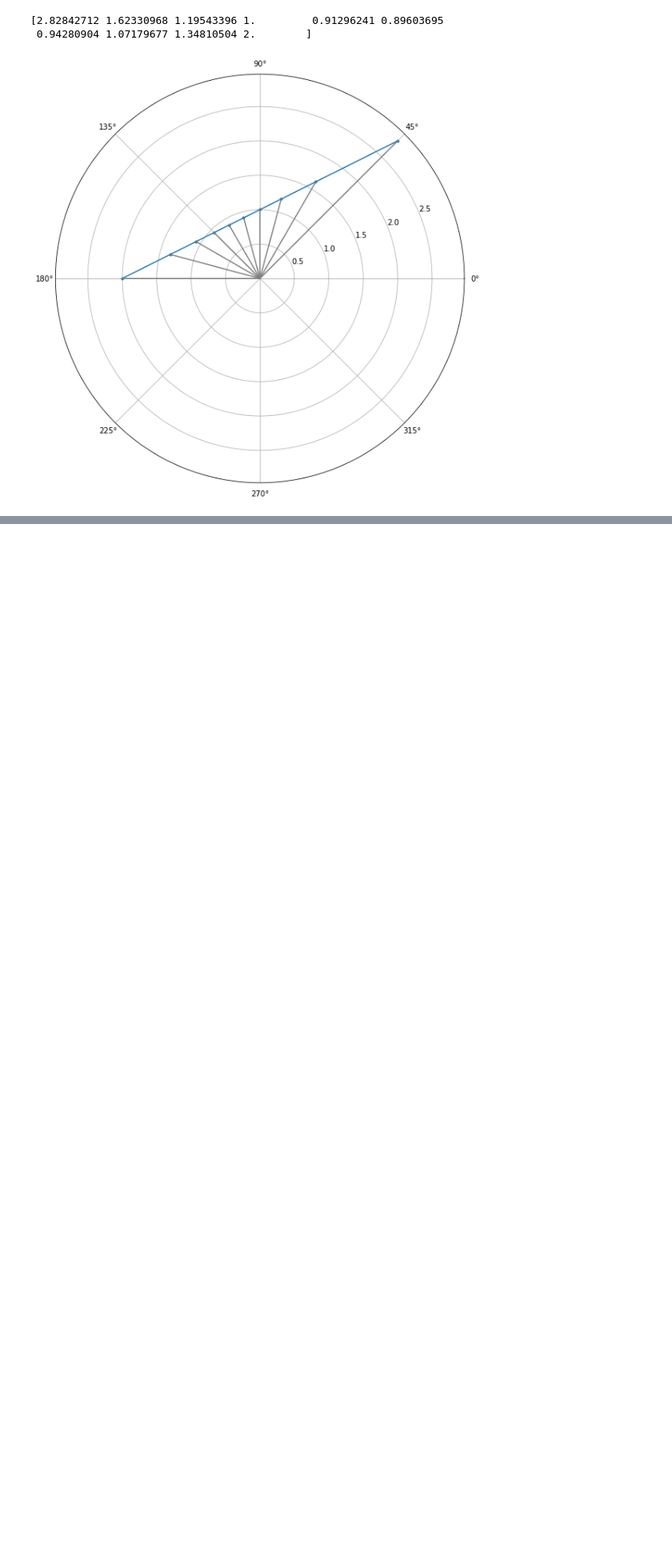
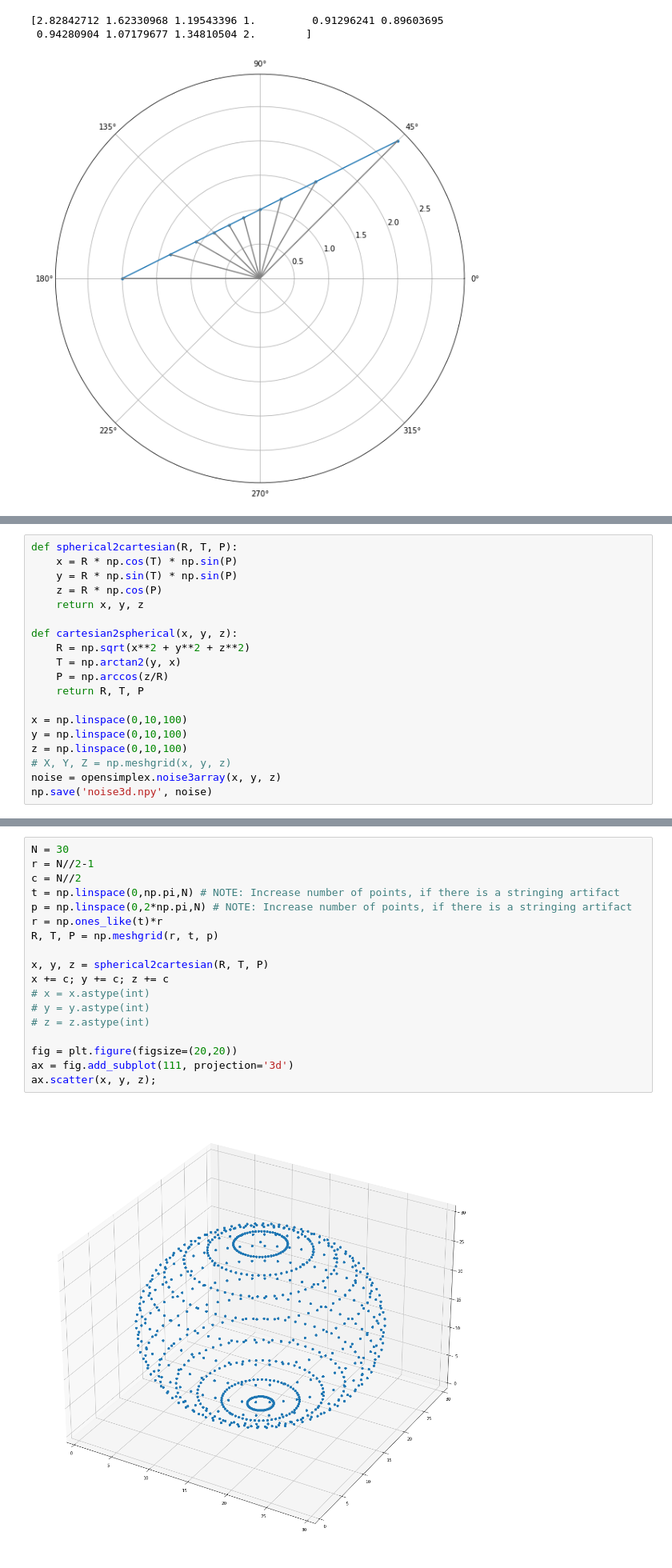
Before and after one commit to dobrik4ever/Master-Thesis, a Jupyter notebook: 3 Methods, material/uuu.ipynb, the cells around one changed output, grey strips where cells are left out. Shown at 80% size. Saved outputs shown, nothing was run; the diff lists cells and outputs as text; blank space fills up the shorter version.

```diff
--- a/3 Methods, material/uuu.ipynb
+++ b/3 Methods, material/uuu.ipynb
@@ -769,0 +773,19 @@ for i in range(10):
+# %%
+def spherical2cartesian(R, T, P):
+    x = R * np.cos(T) * np.sin(P)
+    y = R * np.sin(T) * np.sin(P)
+    z = R * np.cos(P)
+    return x, y, z
+
+def cartesian2spherical(x, y, z):
+    R = np.sqrt(x**2 + y**2 + z**2)
+    T = np.arctan2(y, x)
+    P = np.arccos(z/R)
+    return R, T, P
+
+x = np.linspace(0,10,100)
+y = np.linspace(0,10,100)
+z = np.linspace(0,10,100)
+# X, Y, Z = np.meshgrid(x, y, z)
+noise = opensimplex.noise3array(x, y, z)
+np.save('noise3d.npy', noise)
@@ -769,0 +910,20 @@ for i in range(10):
+# %%
+N = 30
+r = N//2-1
+c = N//2
+t = np.linspace(0,np.pi,N) # NOTE: Increase number of points, if there is a stringing artifact
+p = np.linspace(0,2*np.pi,N) # NOTE: Increase number of points, if there is a stringing artifact
+r = np.ones_like(t)*r
+R, T, P = np.meshgrid(r, t, p)
+
+x, y, z = spherical2cartesian(R, T, P)
+x += c; y += c; z += c
+# x = x.astype(int)
+# y = y.astype(int)
+# z = z.astype(int)
+
+fig = plt.figure(figsize=(20,20))
+ax = fig.add_subplot(111, projection='3d')
+ax.scatter(x, y, z);
+# %% [output]
+[figure, added]
```
Also changed, not shown: parts of 7 cells of this notebook, 4 other files.
